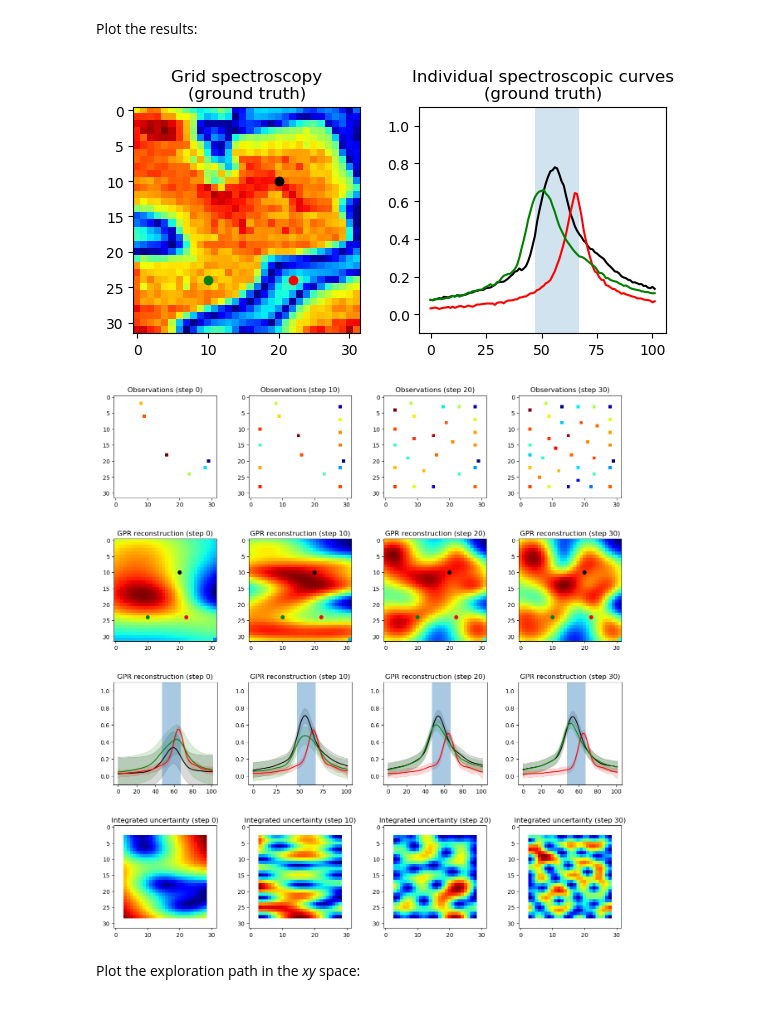
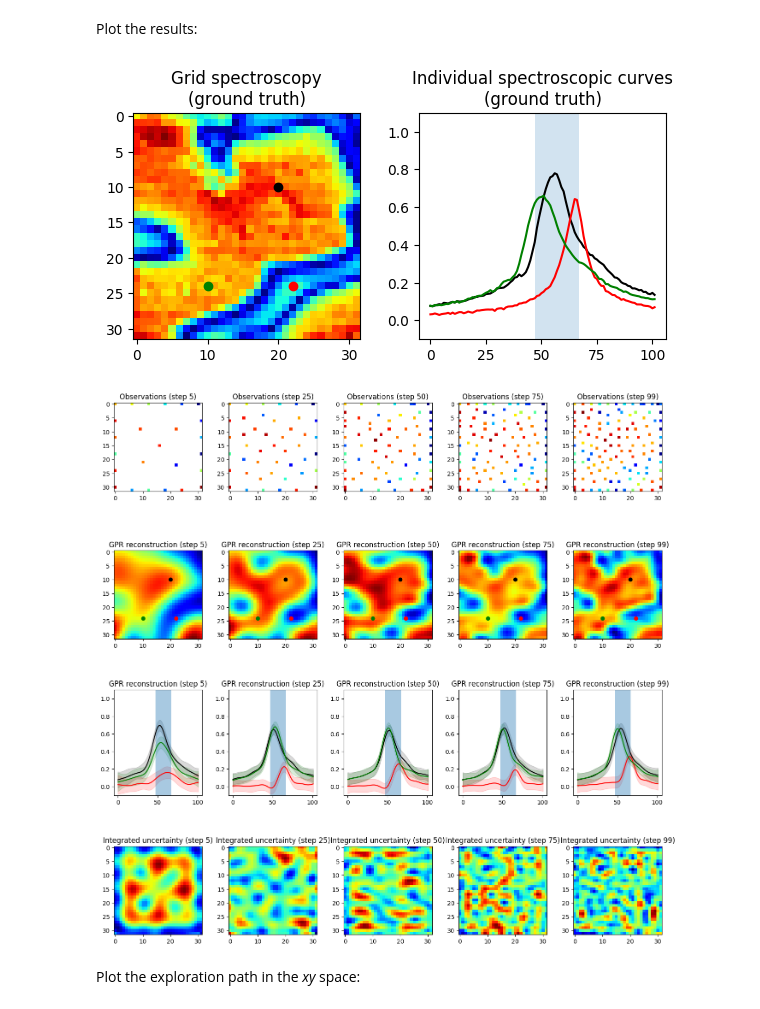
Before and after one commit to ziatdinovmax/GP, a Jupyter notebook: notebooks/GP_BEPFM.ipynb, the cells around one changed output. Cells and saved outputs as stored; diff of their text form; code cells hidden in the pictures.

```diff
--- a/notebooks/GP_BEPFM.ipynb
+++ b/notebooks/GP_BEPFM.ipynb
@@ -262,31 +262,30 @@ x_res, y_res, z_res = 1, 1, 1
 # get the subset of data
 R_true = raw_data[x_start:x_end:x_res, y_start:y_end:y_res, z_start:z_end:z_res]
 R_true = (R_true - np.amin(R_true))/np.ptp(R_true)
-# remove 99.5 % of the data
-remove_obs = 0.995
 e1, e2, e3 = R_true.shape
 c1, c2, c3 = np.mgrid[:e1:1., :e2:1., :e3:1.]
 X_true = np.array([c1, c2, c3])
-X, R = gprutils.corrupt_data_xy(X_true, R_true, prob=remove_obs)
+# Let's start with "measuring" several points along each edge
+R = R_true*0
+R[R==0] = np.nan
+R = gprutils.open_edge_points(R, R_true)
+X, R = gprutils.corrupt_data_xy(X_true, R)
 # %% [markdown]
 Run the analysis. We are going to increase a learning rate while decreasing a number of SVI steps in each iteration to see how fast we can discover new things in the "sample".
 
 (notice that the size of a measurement square is defined as 2*M+1, so that M=0 corresponds to a doing a single measurement)
 # %%
 #@title GP exploration (select parameters and click 'Run') { form-width: "40%" }
-EXPLORATION_STEPS = 18 #@param {type:"slider", min:1, max:100, step:1}
+EXPLORATION_STEPS = 100 #@param {type:"slider", min:1, max:300, step:1}
 MEASUREMENT_AREA = 0 #@param {type:"slider", min:0, max:5, step:1}
 KERNEL = "Matern52" #@param ["RationalQuadratic", "RBF", "Matern52"]
 LENGTH_CONSTR_MIN = 1 #@param {type:"slider", min:1, max:100, step:0.5}
 LENGTH_CONSTR_MAX = 20 #@param {type:"slider", min:5, max:100, step:0.5}
 LEARNING_RATE = 0.1 #@param {type:"slider", min:0.0005, max:0.1, step:0.0005}
-STEPS = 1000 #@param {type:"slider", min:100, max:10000, step:100}
-#INDUCING_POINTS = 1000 #@param {type:"slider", min:20, max:10000, step:10}
+STEPS = 500 #@param {type:"slider", min:100, max:10000, step:100}
 DISTANCE_EDGE = 0 #@param {type:"slider", min:0, max:10, step:1}
 USE_GPU = True #@param ["True", "False"] {type:"raw"}
 SAVE_DIR = "Output" #@param {type:"string"}
-
-#LENGTH_CONSTR=[1., 1., 10.], [10., 10., 20]
 
 LENGTH_CONSTR = [
                  [float(LENGTH_CONSTR_MIN) for i in range(3)],
@@ -301,7 +300,7 @@ if not os.path.exists(SAVE_DIR): os.makedirs(SAVE_DIR)
 for i in range(EXPLORATION_STEPS):
     print('Exploration step {}/{}'.format(i, EXPLORATION_STEPS))
     # Make the number of inducing points dependent on the number of datapoints
-    indpoints = len(gprutils.prepare_training_data(X, R)[0]) // 10
+    indpoints = len(gprutils.prepare_training_data(X, R)[0]) // 20
     # Initialize explorer
     bexplorer = gpr.reconstructor(
         X, R, X_true, KERNEL, LENGTH_CONSTR, indpoints, 3,
@@ -352,22 +351,22 @@ Doing "measurement"...
 # %% [markdown]
 Plot the results:
 # %%
-steps = [0, 10, 20, 30] # view results at these exploration steps
+steps = [5, 25, 50, 75, 99] # view results at these exploration steps
 pos = [
        [10, 20],
        [24, 22],
        [24, 10],
 ]
 slice_number = 57
 spec_window = 10
 dist_edge = DIST_EDGE
 
 gprutils.plot_exploration_results(
     R_all, mean_all, sd_all, R_true, steps,
     slice_number, pos, dist_edge, spec_window)
 # %% [output]
-[figure, old version]
+[figure, new version]
-[figure, old version]
+[figure, new version]
 # %% [markdown]
 Plot the exploration path in the *xy* space:
 # %%
```
Also changed, not shown: parts of 11 cells of this notebook.
